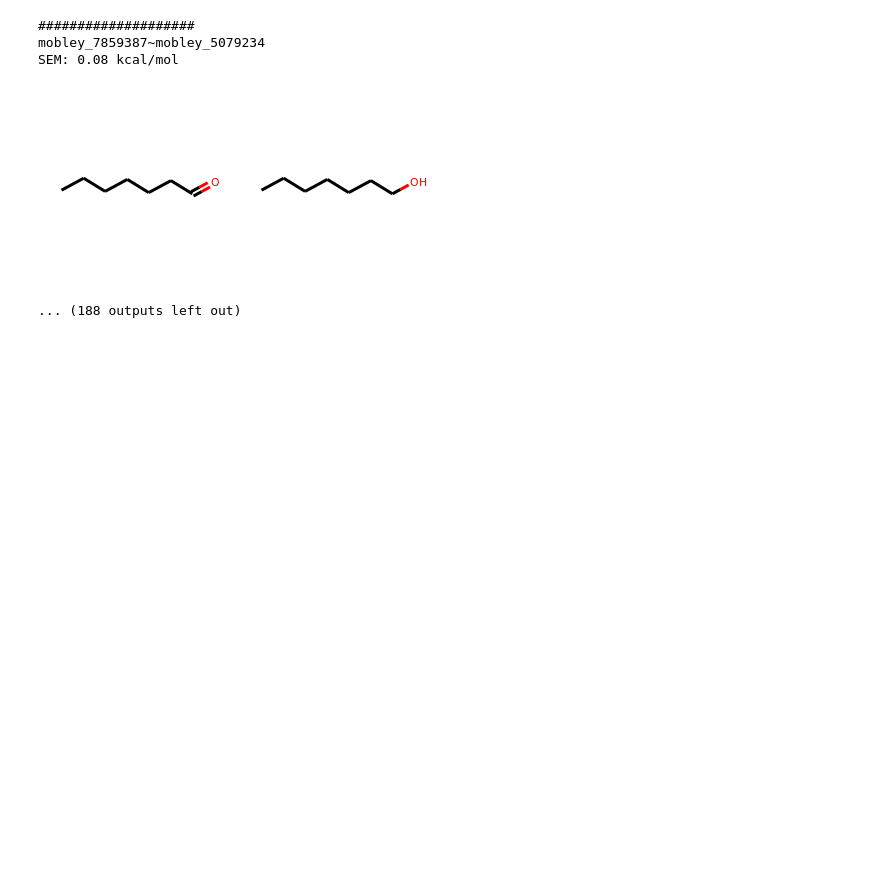
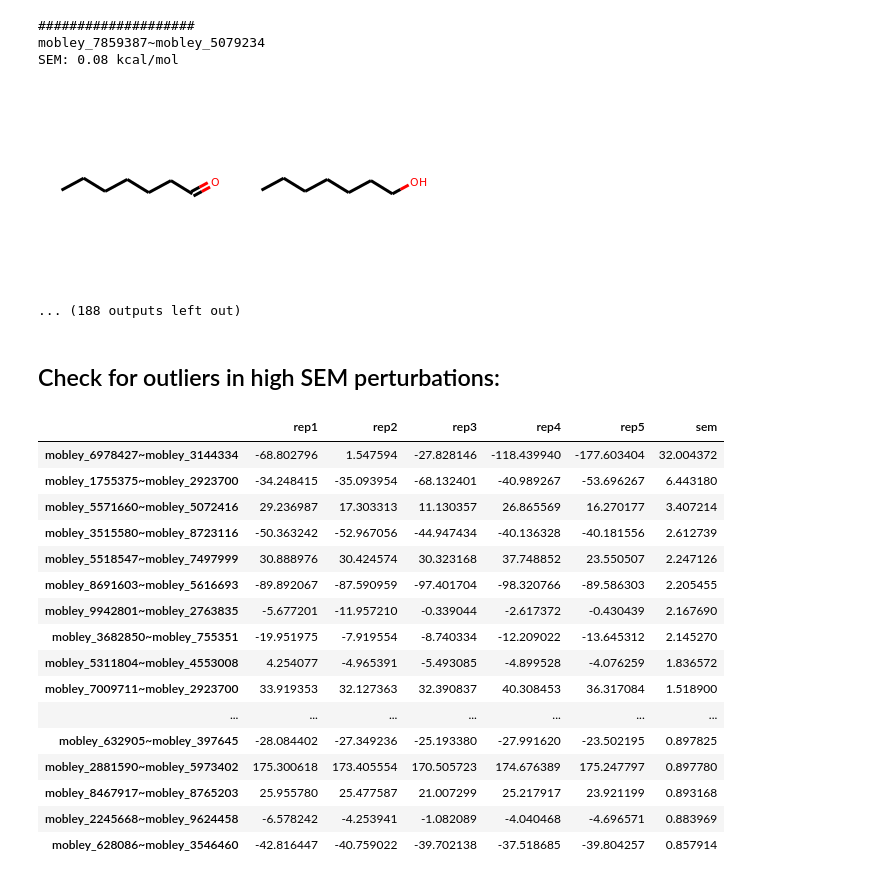
Before and after one commit to michellab/afe_network_gen, a Jupyter notebook: QUINTUP/02_SUBSETS_quintup_postmbar/plot_freenrg_sems.ipynb, the cells around one changed output. Drawn from its saved outputs; the diff is of its cells as text; code cells hidden in the pictures; blank space fills up the shorter version.

Commit message:
some more outlier analysis

```diff
--- a/QUINTUP/02_SUBSETS_quintup_postmbar/plot_freenrg_sems.ipynb
+++ b/QUINTUP/02_SUBSETS_quintup_postmbar/plot_freenrg_sems.ipynb
@@ -87,6 +89,9 @@ plt.show()
 transf_0_ha["ha"] = 0
 transf_1_ha["ha"] = 1
 transf_2_ha["ha"] = 2
+transf_3_ha["ha"] = 3
+transf_4_ha["ha"] = 4
+transf_5_ha["ha"] = 5
 all_transf_qu = pd.concat([transf_0_ha, transf_1_ha, transf_2_ha])
 # %%
 # for each perturbation, retrieve the OS and MBAR error:
@@ -329,3 +334,26 @@ mobley_7859387~mobley_5079234
 SEM: 0.08 kcal/mol
 [figure]
 ... (188 outputs left out)
+# %% [markdown]
+## Check for outliers in high SEM perturbations:
+# %%
+outlier_df = pd.concat([transf_0_ha, transf_1_ha, transf_2_ha, transf_3_ha, transf_4_ha, transf_5_ha], sort=False).drop("ha", axis=1).sort_values(by="sem", ascending=False)
+outlier_df.head(30)
+# %% [output]
+|  | rep1 | rep2 | rep3 | rep4 | rep5 | sem |
+| mobley_6978427~mobley_3144334 | -68.802796 | 1.547594 | -27.828146 | -118.439940 | -177.603404 | 32.004372 |
+| mobley_1755375~mobley_2923700 | -34.248415 | -35.093954 | -68.132401 | -40.989267 | -53.696267 | 6.443180 |
+| mobley_5571660~mobley_5072416 | 29.236987 | 17.303313 | 11.130357 | 26.865569 | 16.270177 | 3.407214 |
+| mobley_3515580~mobley_8723116 | -50.363242 | -52.967056 | -44.947434 | -40.136328 | -40.181556 | 2.612739 |
+| mobley_5518547~mobley_7497999 | 30.888976 | 30.424574 | 30.323168 | 37.748852 | 23.550507 | 2.247126 |
+| mobley_8691603~mobley_5616693 | -89.892067 | -87.590959 | -97.401704 | -98.320766 | -89.586303 | 2.205455 |
+| mobley_9942801~mobley_2763835 | -5.677201 | -11.957210 | -0.339044 | -2.617372 | -0.430439 | 2.167690 |
+| mobley_3682850~mobley_755351 | -19.951975 | -7.919554 | -8.740334 | -12.209022 | -13.645312 | 2.145270 |
+| mobley_5311804~mobley_4553008 | 4.254077 | -4.965391 | -5.493085 | -4.899528 | -4.076259 | 1.836572 |
+| mobley_7009711~mobley_2923700 | 33.919353 | 32.127363 | 32.390837 | 40.308453 | 36.317084 | 1.518900 |
+| ... | ... | ... | ... | ... | ... | ... |
+| mobley_632905~mobley_397645 | -28.084402 | -27.349236 | -25.193380 | -27.991620 | -23.502195 | 0.897825 |
+| mobley_2881590~mobley_5973402 | 175.300618 | 173.405554 | 170.505723 | 174.676389 | 175.247797 | 0.897780 |
+| mobley_8467917~mobley_8765203 | 25.955780 | 25.477587 | 21.007299 | 25.217917 | 23.921199 | 0.893168 |
+| mobley_2245668~mobley_9624458 | -6.578242 | -4.253941 | -1.082089 | -4.040468 | -4.696571 | 0.883969 |
+| mobley_628086~mobley_3546460 | -42.816447 | -40.759022 | -39.702138 | -37.518685 | -39.804257 | 0.857914 |
```
Also changed, not shown: parts of 3 cells of this notebook.
